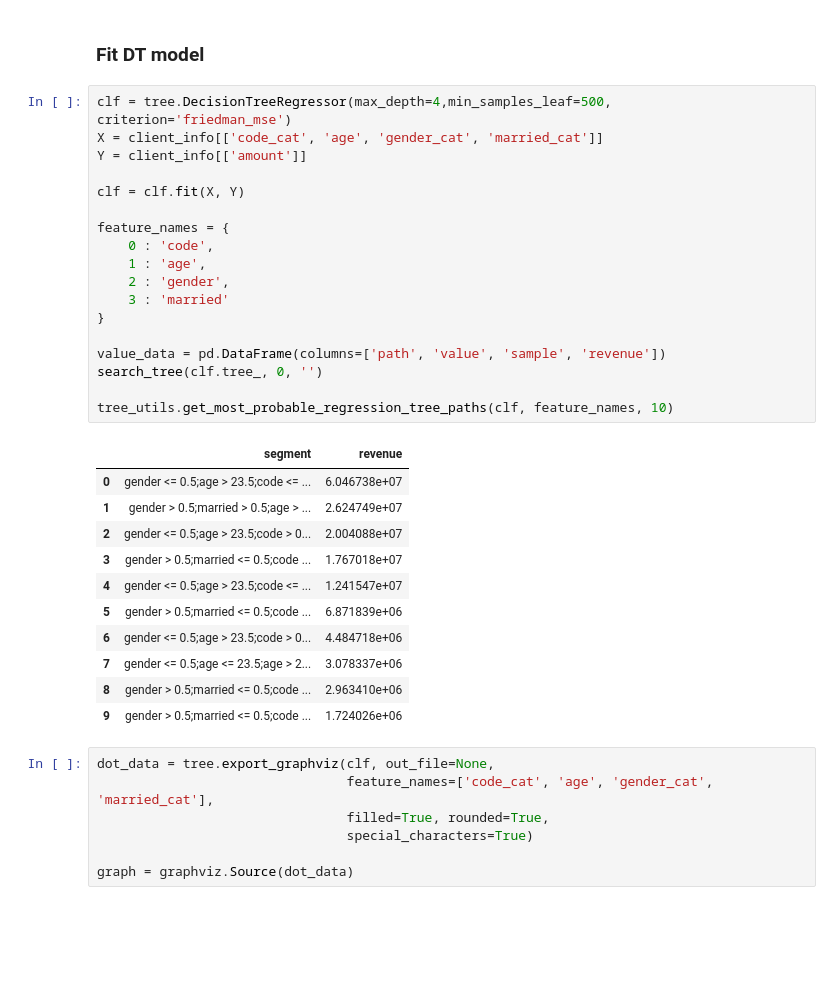
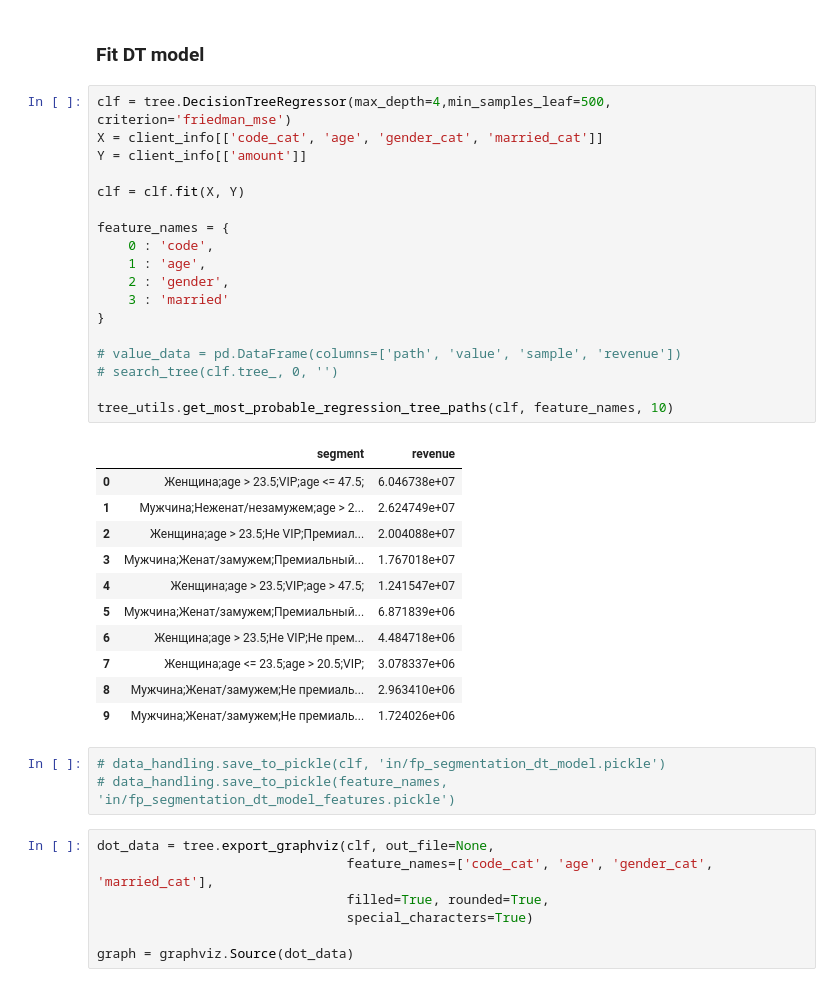
Before and after one commit to paradisensei/raif-hack, a Jupyter notebook: FP segments.ipynb, the cells around one changed output. Saved outputs shown, nothing was run; the diff lists cells and outputs as text; blank space fills up the shorter version.

```diff
--- a/FP segments.ipynb
+++ b/FP segments.ipynb
@@ -91,33 +95,36 @@ client_info.head()
 # %%
 clf = tree.DecisionTreeRegressor(max_depth=4,min_samples_leaf=500, criterion='friedman_mse')
 X = client_info[['code_cat', 'age', 'gender_cat', 'married_cat']]
 Y = client_info[['amount']]
 
 clf = clf.fit(X, Y)
 
 feature_names = {
     0 : 'code',
     1 : 'age',
     2 : 'gender',
     3 : 'married'
 }
 
-value_data = pd.DataFrame(columns=['path', 'value', 'sample', 'revenue'])
-search_tree(clf.tree_, 0, '')
+# value_data = pd.DataFrame(columns=['path', 'value', 'sample', 'revenue'])
+# search_tree(clf.tree_, 0, '')
 
 tree_utils.get_most_probable_regression_tree_paths(clf, feature_names, 10)
 # %% [output]
 |  | segment | revenue |
-| 0 | gender <= 0.5;age > 23.5;code <= ... | 6.046738e+07 |
-| 1 | gender > 0.5;married > 0.5;age > ... | 2.624749e+07 |
-| 2 | gender <= 0.5;age > 23.5;code > 0... | 2.004088e+07 |
-| 3 | gender > 0.5;married <= 0.5;code ... | 1.767018e+07 |
-| 4 | gender <= 0.5;age > 23.5;code <= ... | 1.241547e+07 |
-| 5 | gender > 0.5;married <= 0.5;code ... | 6.871839e+06 |
-| 6 | gender <= 0.5;age > 23.5;code > 0... | 4.484718e+06 |
-| 7 | gender <= 0.5;age <= 23.5;age > 2... | 3.078337e+06 |
-| 8 | gender > 0.5;married <= 0.5;code ... | 2.963410e+06 |
-| 9 | gender > 0.5;married <= 0.5;code ... | 1.724026e+06 |
+| 0 | Женщина;age > 23.5;VIP;age <= 47.5; | 6.046738e+07 |
+| 1 | Мужчина;Неженат/незамужем;age > 2... | 2.624749e+07 |
+| 2 | Женщина;age > 23.5;Не VIP;Премиал... | 2.004088e+07 |
+| 3 | Мужчина;Женат/замужем;Премиальный... | 1.767018e+07 |
+| 4 | Женщина;age > 23.5;VIP;age > 47.5; | 1.241547e+07 |
+| 5 | Мужчина;Женат/замужем;Премиальный... | 6.871839e+06 |
+| 6 | Женщина;age > 23.5;Не VIP;Не прем... | 4.484718e+06 |
+| 7 | Женщина;age <= 23.5;age > 20.5;VIP; | 3.078337e+06 |
+| 8 | Мужчина;Женат/замужем;Не премиаль... | 2.963410e+06 |
+| 9 | Мужчина;Женат/замужем;Не премиаль... | 1.724026e+06 |
+# %%
+# data_handling.save_to_pickle(clf, 'in/fp_segmentation_dt_model.pickle')
+# data_handling.save_to_pickle(feature_names, 'in/fp_segmentation_dt_model_features.pickle')
 # %%
 dot_data = tree.export_graphviz(clf, out_file=None,
                                 feature_names=['code_cat', 'age', 'gender_cat', 'married_cat'],
```
Also changed, not shown: parts of 2 cells of this notebook, 15 other files.
